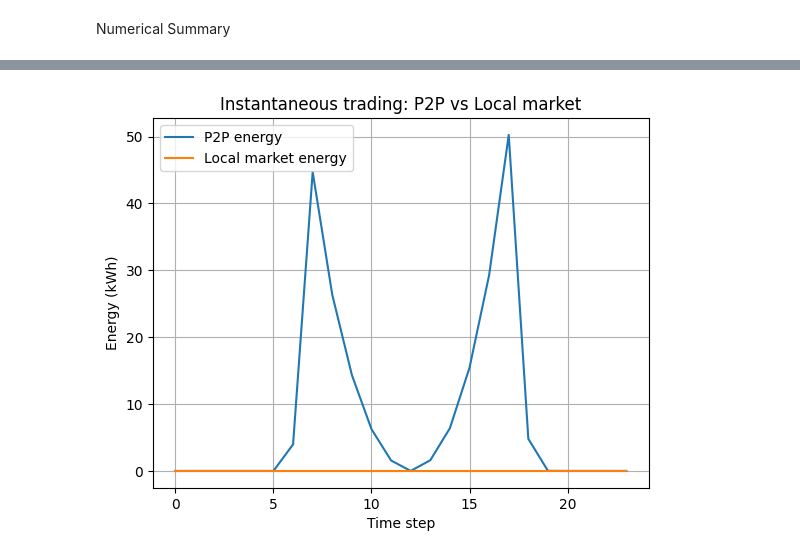
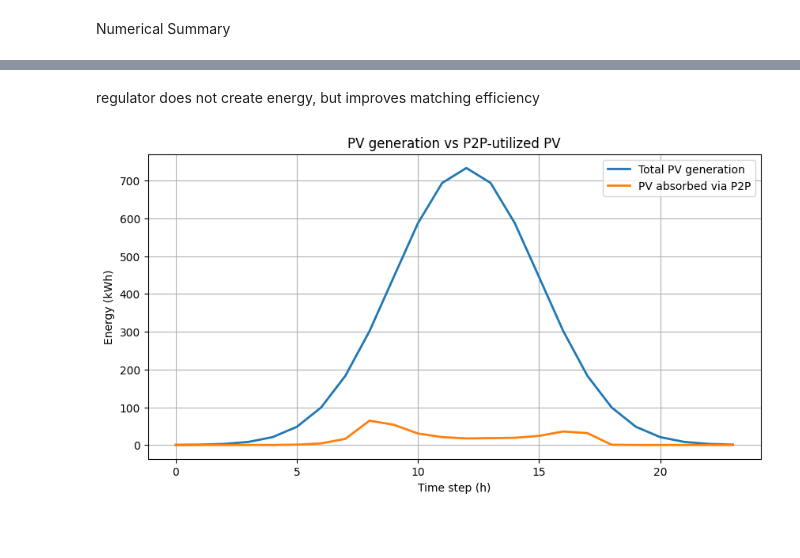
Before and after one commit to thatsnegar/Prosumer_Consumer, a Jupyter notebook: Simulation.ipynb, the cells around one changed output, grey strips where cells are left out. Cells and saved outputs as stored; diff of their text form; code cells hidden in the pictures; blank space fills up the shorter version.

```diff
--- a/Simulation.ipynb
+++ b/Simulation.ipynb
@@ -519,12 +641,14 @@ plt.show()
+# %% [markdown]
+regulator does not create energy, but improves matching efficiency
 # %%
-plt.figure()
-plt.plot(t, h["p2p_energy"], label="P2P energy")
-plt.plot(t, h.get("local_energy", [0]*len(h["p2p_energy"])), label="Local market energy")
-plt.xlabel("Time step")
+plt.figure(figsize=(10,5))
+plt.plot(h["total_pv"], label="Total PV generation", linewidth=2)
+plt.plot(h["p2p_energy"], label="PV absorbed via P2P", linewidth=2)
+plt.xlabel("Time step (h)")
 plt.ylabel("Energy (kWh)")
-plt.title("Instantaneous trading: P2P vs Local market")
+plt.title("PV generation vs P2P-utilized PV")
 plt.legend()
 plt.grid(True)
 plt.show()
 # %% [output]
-[figure, old version]
+[figure, new version]
```
Also changed, not shown: parts of 29 cells of this notebook, 11 other files.
